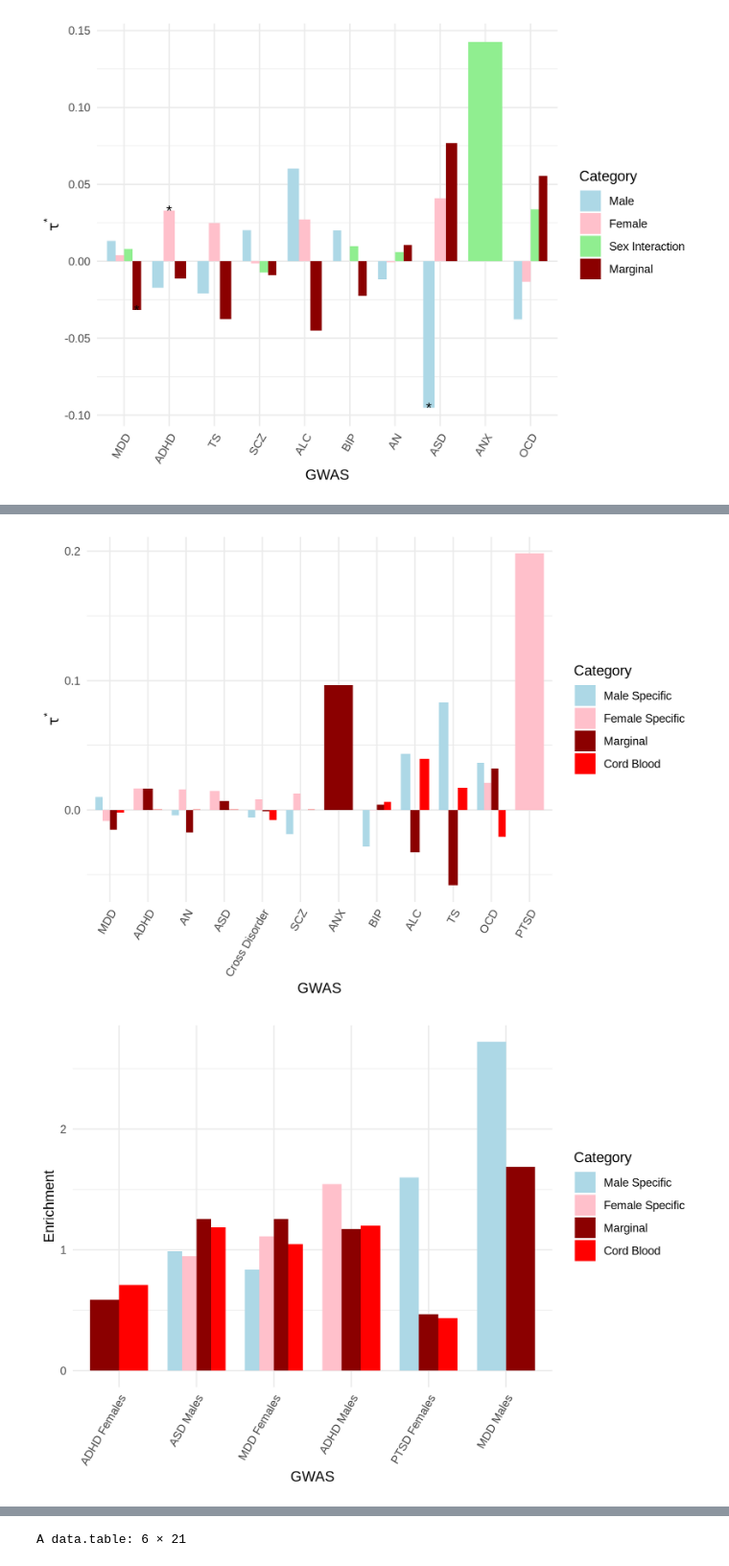
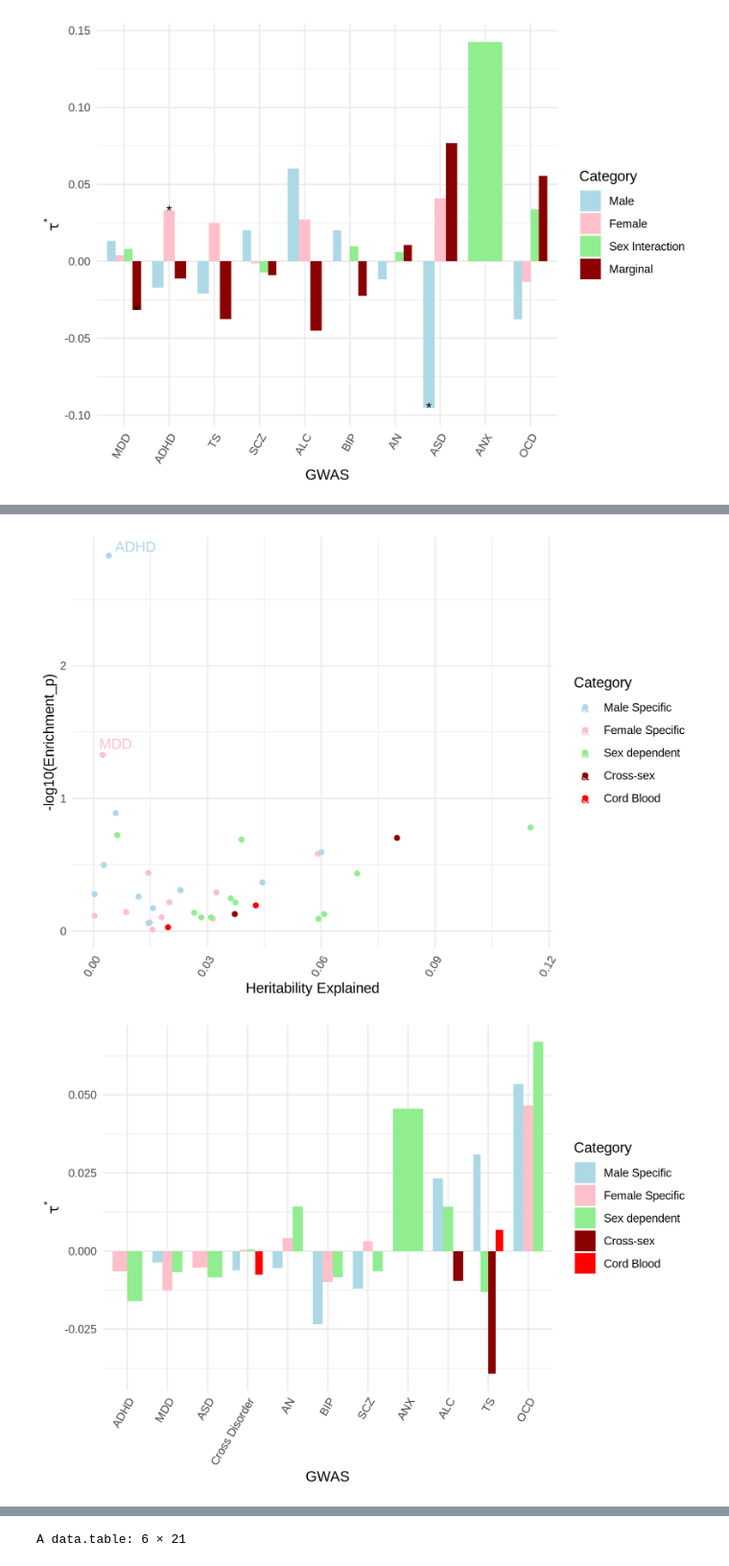
Before and after one commit to wilcas/sex_specific_mQTL, a Jupyter notebook: delahaye_mQTL_analyses/heritability_ldsc_analysis.ipynb, the cells around one changed output, grey strips where cells are left out. Shown at 96% size. Cells and saved outputs as stored; diff of their text form; code cells hidden in the pictures.

Commit message:
independent enrichment code

```diff
--- a/delahaye_mQTL_analyses/heritability_ldsc_analysis.ipynb
+++ b/delahaye_mQTL_analyses/heritability_ldsc_analysis.ipynb
@@ -522,7 +620,7 @@ if(!file.exists(here("data","all_sd_annot.txt.gz"))){
             }
             annotations <- data.table(annot_sd=annotations)
             annotations$annotation <- annot
-            annotations$Category <- recode(qtl_set,male_specific= "Male Specific", female_specific = "Female Specific", marginal="Marginal",sex_interaction="Sex Interaction", male= "Male", female="Female", cord_mqtl='Cord Blood')
+            annotations$Category <- recode(qtl_set,male_specific= "Male Specific", female_specific = "Female Specific", marginal="Cross-sex",sex_interaction="Sex dependent", male= "Male", female="Female", cord_mqtl='Cord Blood')
             all_sd_annot[[i]] <- annotations
             i <- i+1
         }
@@ -531,4 +629,7 @@ if(!file.exists(here("data","all_sd_annot.txt.gz"))){
     fwrite(all_sd_annot,here("data","all_sd_annot.txt.gz"),row.names=F,sep="\t",quote=FALSE)
 }else{
     all_sd_annot <- fread(here("data","all_sd_annot.txt.gz"))
+    all_sd_annot$Category <- recode(all_sd_annot$Category,"Marginal"="Cross-sex","Sex Interaction"="Sex dependent")
+    unique(all_sd_annot$Category)
+
 }
@@ -535,4 +639,10 @@ if(!file.exists(here("data","all_sd_annot.txt.gz"))){
 # %%
+neonatal_part_heritability_independent_df <- merge(neonatal_part_heritability_independent_df,all_sd_annot,by=c("annotation","Category"))
+neonatal_part_heritability_independent_df[,`:=`(tau_star=(Coefficient * annot_sd)/(h2/total_SNP),tau_se = (Coefficient_std_error * annot_sd)/(h2/total_SNP))]
+
+pgc_part_heritability_independent_df <- merge(pgc_part_heritability_independent_df,all_sd_annot,by=c("annotation","Category"))
+pgc_part_heritability_independent_df[,`:=`(tau_star=(Coefficient * annot_sd)/(h2/total_SNP),tau_se = (Coefficient_std_error * annot_sd)/(h2/total_SNP))]
+
 neonatal_part_heritability_df <- merge(neonatal_part_heritability_df,all_sd_annot,by=c("annotation","Category"))
 neonatal_part_heritability_df[,`:=`(tau_star=(Coefficient * annot_sd)/(h2/total_SNP),tau_se = (Coefficient_std_error * annot_sd)/(h2/total_SNP))]
 
@@ -736,44 +846,45 @@ ggplot(
 # %%
 options(width= 10, repr.plot.height= 5, repr.plot.res = 300)
 exclude_list <- c("PTSD Males","ASD Females","ANXFS","Alcohol (AUDIT)","Cannabis","Cigarettes Per Day")
-annot_order <- c("Male Specific","Female Specific","Marginal", "Cord Blood")
-order_dt <-     pgc_part_heritability_baseline_sex_df[
+annot_order <- c("Male Specific","Female Specific","Sex dependent","Cross-sex", "Cord Blood")
+
+order_dt <-     pgc_part_heritability_independent_df[
         !GWAS %in% exclude_list &
         !grepl("Male|Female",GWAS) &
         Category %in% annot_order&
         annotation == "bin_CPP_her" &
-        Enrichment - Enrichment_std_error > 0,
+        Enrichment > 0,
         .(max_enrich = max(Enrichment)),
         by = "GWAS"
     ]
 GWAS_order <- order_dt[order(max_enrich)]$GWAS
-order_sex_dt <-     pgc_part_heritability_baseline_sex_df[
+order_sex_dt <-     pgc_part_heritability_independent_df[
         !GWAS %in% exclude_list &
         grepl("Male|Female",GWAS) &
         Category %in% annot_order&
         annotation == "bin_CPP_her" &
-        Enrichment - Enrichment_std_error > 0,
+        Enrichment  > 0,
         .(max_enrich = max(Enrichment)),
         by = "GWAS"
     ]
 GWAS_sex_order <- order_sex_dt[order(max_enrich)]$GWAS
 
 ggplot(
-    pgc_part_heritability_baseline_sex_df[
+    pgc_part_heritability_independent_df[
         !GWAS %in% exclude_list &
         !grepl("Male|Female",GWAS) &
         Category %in% annot_order &
         annotation == "bin_CPP_her" &
-        Enrichment - Enrichment_std_error > 0
+        Enrichment > 0
     ]%>% mutate(GWAS = factor(GWAS,levels = GWAS_order),Category = factor(Category,levels = annot_order)),
-    aes(fill = Category, x=GWAS,y=Enrichment,label = ifelse(Enrichment_p < 0.25,"*","")))+
+    aes(fill = Category, x=GWAS,y=Enrichment,label = ifelse(Enrichment_p < 0.05,"*","")))+
     geom_col(position="dodge",width=0.75) +
     geom_text(position=position_dodge(width=0.75))+
-    scale_fill_manual(values = c("light blue", "pink", "dark red" , "red"))+
+    scale_fill_manual(values = c("light blue", "pink","light green", "dark red" , "red"))+
     theme_minimal()+
     theme(axis.text.x = element_text(angle=60,hjust=1,vjust=1))
 ggplot(
-    pgc_part_heritability_baseline_sex_df[
+    pgc_part_heritability_independent_df[
         !GWAS %in% exclude_list &
         !grepl("Male|Female",GWAS) &
         Category %in% annot_order &
@@ -783,11 +894,26 @@ ggplot(
     aes(fill = Category, x=GWAS,y=h2*Prop._h2,label = ifelse(significant_enrich,"*","")))+
     geom_col(position="dodge",width=0.75) +
     geom_text(position=position_dodge(width=0.75))+
-    scale_fill_manual(values = c("light blue", "pink", "dark red" , "red"))+
+    scale_fill_manual(values = c("light blue", "pink","light green", "dark red" , "red"))+
     theme_minimal()+
     theme(axis.text.x = element_text(angle=60,hjust=1,vjust=1))
+to_plot <- pgc_part_heritability_independent_df[
+        !GWAS %in% exclude_list &
+        !grepl("Male|Female",GWAS) &
+        Category %in% annot_categories &
+        annotation == "bin_CPP_her" &
+        Enrichment> 0
+    ]%>% mutate(GWAS = factor(GWAS,levels = GWAS_order),Category = factor(Category,levels = annot_order))
+ggplot(to_plot,
+    aes(color = Category, x=h2*Prop._h2,y=-log10(Enrichment_p)))+
+    geom_point() +
+    geom_text_repel(label=ifelse(to_plot$significant_enrich,as.character(to_plot$GWAS),""))+
+    scale_color_manual(values = c("light blue", "pink","light green", "dark red" , "red"))+
+    theme_minimal()+
+    labs(x="Heritability Explained")+
+    theme(axis.text.x = element_text(angle=60,hjust=1,vjust=1))
 ggplot(
-    pgc_part_heritability_baseline_sex_df[
+    pgc_part_heritability_independent_df[
         !GWAS %in% exclude_list &
         !grepl("Male|Female",GWAS) &
         Category %in% annot_order &
@@ -798,28 +924,28 @@ ggplot(
     geom_col(position="dodge",width=0.75) +
     geom_text(position=position_dodge(width=0.75))+
     labs(y=bquote(tau^"*"))+
-    scale_fill_manual(values = c("light blue", "pink", "dark red" , "red"))+
+    scale_fill_manual(values = c("light blue", "pink","light green", "dark red" , "red"))+
     theme_minimal()+
     theme(axis.text.x = element_text(angle=60,hjust=1,vjust=1))
 
 
 ggplot(
-    pgc_part_heritability_baseline_sex_df[
+    pgc_part_heritability_independent_df[
         !GWAS %in% exclude_list &
         grepl("Male|Female",GWAS) &
         Category %in% annot_order &
         annotation == "bin_CPP_her" &
-        Enrichment - Enrichment_std_error > 0
+        Enrichment  > 0
     ]%>% mutate(GWAS = factor(GWAS,levels = GWAS_sex_order),Category = factor(Category,levels = annot_order)),
     aes(fill = Category, x=GWAS,y=Enrichment,label = ifelse(significant_enrich,"*","")))+
     geom_col(position="dodge",width=0.75) +
     geom_text(position=position_dodge(width=0.75))+
-    scale_fill_manual(values = c("light blue", "pink", "dark red" , "red"))+
+    scale_fill_manual(values = c("light blue", "pink","light green", "dark red" , "red"))+
     theme_minimal()+
     theme(axis.text.x = element_text(angle=60,hjust=1,vjust=1))
 
 ggplot(
-    pgc_part_heritability_baseline_sex_df[
+    pgc_part_heritability_independent_df[
         !GWAS %in% exclude_list &
         grepl("Male|Female",GWAS) &
         Category %in% annot_order &
@@ -829,7 +955,7 @@ ggplot(
     aes(fill = Category, x=GWAS,y=h2 * Prop._h2,label = ifelse(significant_enrich,"*","")))+
     geom_col(position="dodge",width=0.75) +
     geom_text(position=position_dodge(width=0.75))+
-    scale_fill_manual(values = c("light blue", "pink", "dark red" , "red"))+
+    scale_fill_manual(values = c("light blue", "pink","light green", "dark red" , "red"))+
     theme_minimal()+
     theme(axis.text.x = element_text(angle=60,hjust=1,vjust=1))
 # %% [output]
@@ -838,2 +964,2 @@ ggplot(
-[figure, old version]
+[figure, new version]
-[figure, old version]
+[figure, new version]
```
Also changed, not shown: parts of 9 cells of this notebook, 7 other files.
